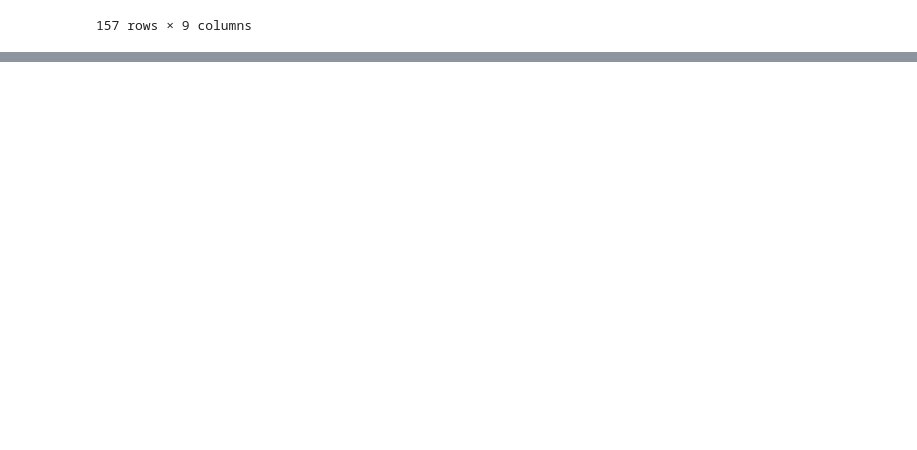
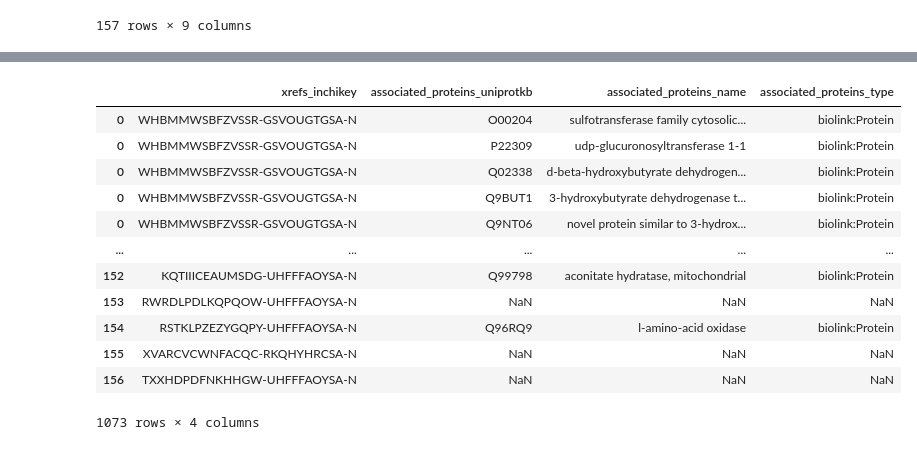
Before and after one commit to g7xu/Exploring_missingness_in_MicrobiomeDataset, a Jupyter notebook: hmdb_microbe_metabolites_jsonToDF.ipynb, the cells around one changed output, grey strips where cells are left out. Drawn from its saved outputs; the diff is of its cells as text; code cells hidden in the pictures; blank space fills up the shorter version.

```diff
--- a/hmdb_microbe_metabolites_jsonToDF.ipynb
+++ b/hmdb_microbe_metabolites_jsonToDF.ipynb
@@ -165,0 +127,24 @@ SyntaxError: invalid syntax (2232342935.py, line 4)
+# %%
+hmdb_inchikeyTo_proteins = pd.DataFrame(data['associated_proteins'].explode()).merge(hmdb_xrefs[['xrefs_inchikey']], left_index = True, right_index=True)
+
+for col in hmdb_inchikeyTo_proteins.columns:
+    if col != 'xrefs_inchikey':
+        uncleaned_col = hmdb_inchikeyTo_proteins[col]
+        hmdb_inchikeyTo_proteins.drop(columns = [col], inplace = True)
+        hmdb_inchikeyTo_proteins = pd.concat([hmdb_inchikeyTo_proteins, atomiclize_col(uncleaned_col)], axis=1)
+
+hmdb_inchikeyTo_proteins
+# %% [output]
+|  | xrefs_inchikey | associated_proteins_uniprotkb | associated_proteins_name | associated_proteins_type |
+| 0 | WHBMMWSBFZVSSR-GSVOUGTGSA-N | O00204 | sulfotransferase family cytosolic... | biolink:Protein |
+| 0 | WHBMMWSBFZVSSR-GSVOUGTGSA-N | P22309 | udp-glucuronosyltransferase 1-1 | biolink:Protein |
+| 0 | WHBMMWSBFZVSSR-GSVOUGTGSA-N | Q02338 | d-beta-hydroxybutyrate dehydrogen... | biolink:Protein |
+| 0 | WHBMMWSBFZVSSR-GSVOUGTGSA-N | Q9BUT1 | 3-hydroxybutyrate dehydrogenase t... | biolink:Protein |
+| 0 | WHBMMWSBFZVSSR-GSVOUGTGSA-N | Q9NT06 | novel protein similar to 3-hydrox... | biolink:Protein |
+| ... | ... | ... | ... | ... |
+| 152 | KQTIIICEAUMSDG-UHFFFAOYSA-N | Q99798 | aconitate hydratase, mitochondrial | biolink:Protein |
+| 153 | RWRDLPDLKQPQOW-UHFFFAOYSA-N | NaN | NaN | NaN |
+| 154 | RSTKLPZEZYGQPY-UHFFFAOYSA-N | Q96RQ9 | l-amino-acid oxidase | biolink:Protein |
+| 155 | XVARCVCWNFACQC-RKQHYHRCSA-N | NaN | NaN | NaN |
+| 156 | TXXHDPDFNKHHGW-UHFFFAOYSA-N | NaN | NaN | NaN |
+1073 rows × 4 columns
```
Also changed, not shown: parts of 19 cells of this notebook, 6 other files.
